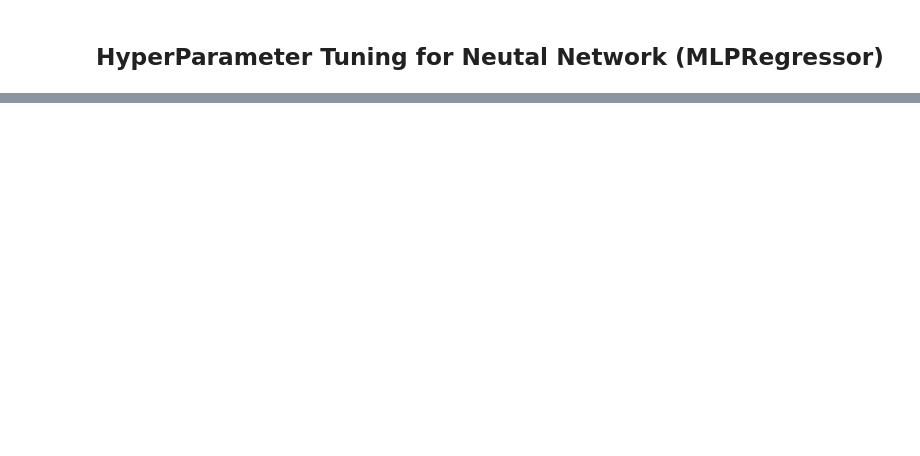
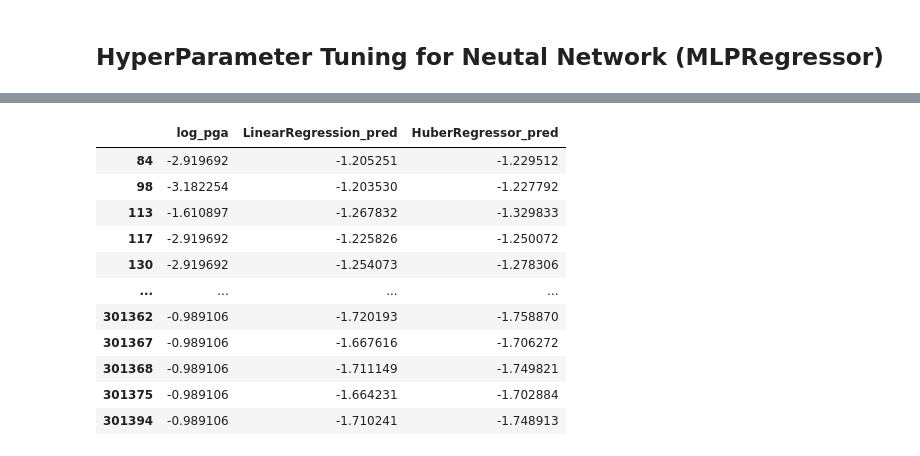
Before and after one commit to keshavprasadneupane/SpatioTemporal-Earthquake-Probabilistic-Prediction-System, a Jupyter notebook: src/spatiotemporal_earthquake_probabilistic_prediction_system/intensity_eda_pga.ipynb, the cells around one changed output, grey strips where cells are left out. Saved outputs shown, nothing was run; the diff lists cells and outputs as text; code cells hidden in the pictures; blank space fills up the shorter version.

```diff
--- a/src/spatiotemporal_earthquake_probabilistic_prediction_system/intensity_eda_pga.ipynb
+++ b/src/spatiotemporal_earthquake_probabilistic_prediction_system/intensity_eda_pga.ipynb
@@ -1035,0 +1247,72 @@ config = MLPConfig(
+# %%
+bin_col = Features.MAGNITUDE.value
+bins = [5.0]
+state =42
+
+print("Data Set Size:", len(df))
+
+epsilon = 1e-8
+
+id_col = MetaData.ID.value
+
+df_sample = create_unique_splits(
+	df,
+	id_col=id_col,
+	frac=1.0,
+	random_state=state,
+)
+
+active_df = df_sample[
+	df_sample[Features.REGIME.value] == "active"
+].copy()
+
+active_df["log_pga"] = np.log10(
+	active_df[Features.PGA.value] + epsilon
+)
+
+active_df["log_depth"] = np.log10(
+	active_df[Features.DEPTH.value] + epsilon
+)
+
+active_df["log_rhypo"] = np.log10(
+	active_df[Features.RHYPO.value] + epsilon
+)
+
+active_df["log_vs_30"] = np.log10(
+	(active_df[Features.VS30.value] + epsilon) / 760
+)
+
+y_feature = "log_pga"
+X_features = [
+	"magnitude",
+	"log_rhypo",
+	"log_vs_30",
+	Features.RHYPO.value,
+	"log_depth",
+]
+
+evaluations, predictions = evaluate_binned_models(
+	df=active_df,
+	bins=bins,
+	bin_column=bin_col,
+	x_columns=X_features,
+	y_column=y_feature,
+	split_id_col=id_col,
+	create_models_fn=create_models,
+	log_transform_y=False,
+	un_log_mae_mse=False,
+	random_state=state,
+	test_size=0.10,
+	show_full_df=False,
+	show_log_output=True
+)
+
+print("\nPredictions:")
+
+for model_key, pred_df in predictions.items():
+	print(f"\n{model_key}:")
+	display(pred_df)
+
+del evaluations, predictions, active_df, df_sample, X_features, y_feature, id_col
+gc.collect()
+# %% [output]
@@ -1035,0 +1336,12 @@ config = MLPConfig(
+|  | log_pga | LinearRegression_pred | HuberRegressor_pred |
+| 84 | -2.919692 | -1.205251 | -1.229512 |
+| 98 | -3.182254 | -1.203530 | -1.227792 |
+| 113 | -1.610897 | -1.267832 | -1.329833 |
+| 117 | -2.919692 | -1.225826 | -1.250072 |
+| 130 | -2.919692 | -1.254073 | -1.278306 |
+| ... | ... | ... | ... |
+| 301362 | -0.989106 | -1.720193 | -1.758870 |
+| 301367 | -0.989106 | -1.667616 | -1.706272 |
+| 301368 | -0.989106 | -1.711149 | -1.749821 |
+| 301375 | -0.989106 | -1.664231 | -1.702884 |
+| 301394 | -0.989106 | -1.710241 | -1.748913 |
```
Also changed, not shown: parts of 18 cells of this notebook, 3 other files.
